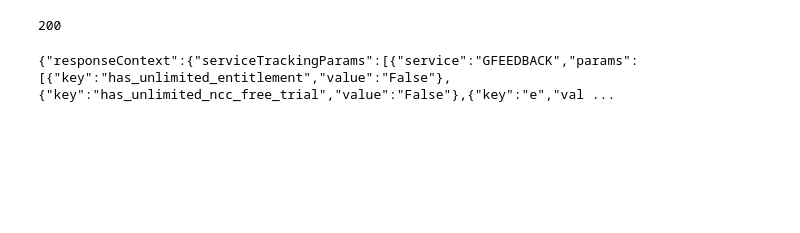
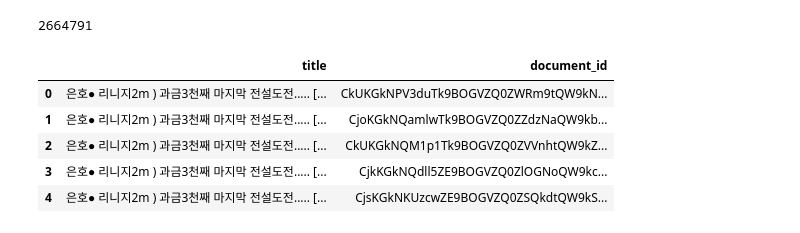
Before and after one commit to ejpark78/nlp-utils, a Jupyter notebook: 유튜브 재생 목록 추출.ipynb, the cells around one changed output. Saved outputs shown, nothing was run; the diff lists cells and outputs as text; code cells hidden in the pictures; blank space fills up the shorter version.

```diff
--- a/유튜브 재생 목록 추출.ipynb
+++ b/유튜브 재생 목록 추출.ipynb
@@ -8,25 +9,33 @@ import requests
-# %%
-url = 'https://www.youtube.com/watch?v=VnAqVULPcAA&list=PLmF_CDUVuBvj9Ir00ueSMrHNDyDeeVmdq'
-
-headers = {
-    'user-agent': 'Mozilla/5.0 (X11; Linux x86_64) AppleWebKit/537.36 (KHTML, like Gecko) Chrome/79.0.3945.79 Safari/537.36'
-}
-
-resp = requests.get(url, headers=headers)
-
-resp.status_code
-# %% [output]
-200
-# %%
-from pprint import pprint
-
-for line in resp.text.split('\n'):
-    if line.find('"ytInitialData"') < 0:
-        continue
-
-    line = line.split('=', maxsplit=1)[-1].rsplit(';', maxsplit=1)[0].strip()
-    doc = json.loads(line)
-
-    print(line)
-# %% [output]
-{"responseContext":{"serviceTrackingParams":[{"service":"GFEEDBACK","params":[{"key":"has_unlimited_entitlement","value":"False"},{"key":"has_unlimited_ncc_free_trial","value":"False"},{"key":"e","val ...
+# %%
+utils = ElasticSearchUtils(host='https://corpus.ncsoft.com:9200', index='crawler-youtube-live-chat')
+# %%
+query = {
+    '_source': ['document_id', 'title'],
+     "query": {
+    "bool": {
+      "must_not": [
+        {
+          "exists": {
+            "field": "streamer"
+          }
+        }
+      ]
+    }
+  }
+}
+
+doc_list = utils.dump(query=query)
+len(doc_list)
+# %% [output]
+2664791
+# %%
+df = pd.DataFrame(doc_list)
+
+df.head()
+# %% [output]
+|  | title | document_id |
+| 0 | 은호● 리니지2m ) 과금3천째 마지막 전설도전..... [... | CkUKGkNPV3duTk9BOGVZQ0ZWRm9tQW9kN... |
+| 1 | 은호● 리니지2m ) 과금3천째 마지막 전설도전..... [... | CjoKGkNQamlwTk9BOGVZQ0ZZdzNaQW9kb... |
+| 2 | 은호● 리니지2m ) 과금3천째 마지막 전설도전..... [... | CkUKGkNQM1p1Tk9BOGVZQ0ZVVnhtQW9kZ... |
+| 3 | 은호● 리니지2m ) 과금3천째 마지막 전설도전..... [... | CjkKGkNQdll5ZE9BOGVZQ0ZlOGNoQW9kc... |
+| 4 | 은호● 리니지2m ) 과금3천째 마지막 전설도전..... [... | CjsKGkNKUzcwZE9BOGVZQ0ZSQkdtQW9kS... |
```
Also changed, not shown: parts of 5 cells of this notebook, 6 other files.
